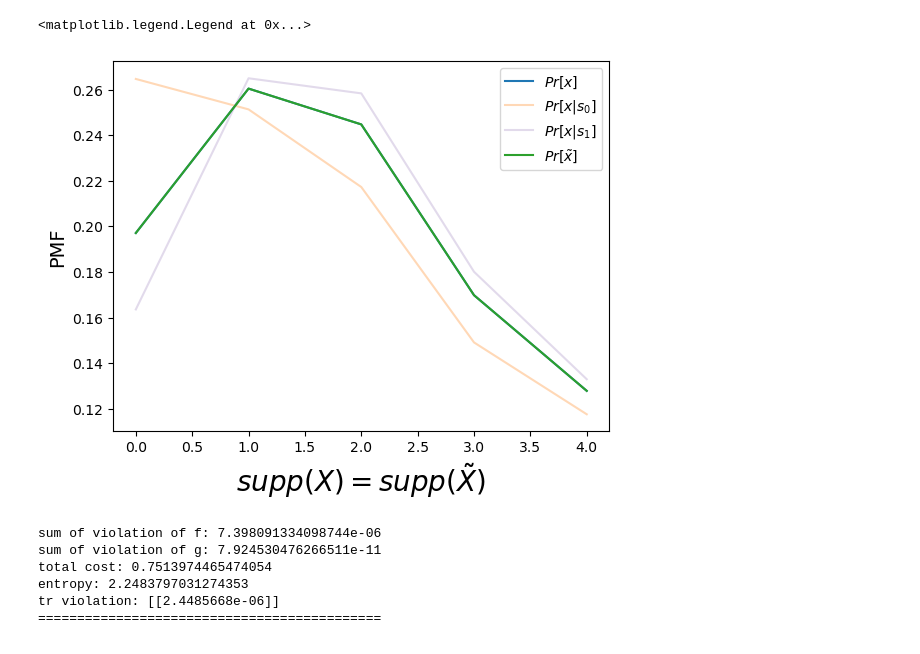
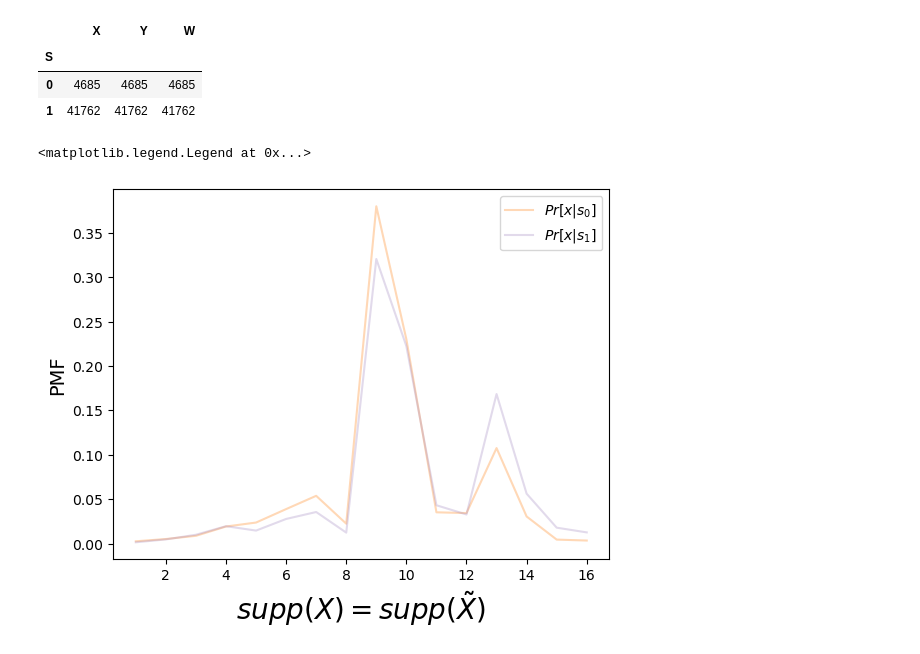
Before and after one commit to Quan-Zhou/OT_Debiasing, a Jupyter notebook: Dykstra_fromadult.ipynb, the cells around one changed output. Cells and saved outputs as stored; diff of their text form; code cells hidden in the pictures.

```diff
--- a/Dykstra_fromadult.ipynb
+++ b/Dykstra_fromadult.ipynb
@@ -282,6 +304,14 @@ pd.read_csv('C:/Users/zhouq/Documents/optimal_transport/adult_csv.csv')
 # %%
-messydata=pd.read_csv('C:/Users/zhouq/Documents/optimal_transport/adult_csv.csv',usecols=['sex','age','class'])
-messydata['sex']=messydata['sex'].astype('category')
+messydata=pd.read_csv('C:/Users/zhouq/Documents/optimal_transport/adult_csv.csv',usecols=['race','education-num','class'])
+messydata=messydata[(messydata['race']=='White')|(messydata['race']=='Black')]
+messydata['race']=messydata['race'].astype('category')
 messydata['class']=messydata['class'].astype('category')
 cat_columns = messydata.select_dtypes(['category']).columns
 messydata[cat_columns]=messydata[cat_columns].apply(lambda x: x.cat.codes)
+df=messydata.rename(columns={'education-num':'X','race':'S','class':'Y'})
+df['W']=1
+x_range=np.arange(min(df['X']),max(df['X'])+1,1)
+bin=len(x_range)
+dist=rdata_analysis(df,x_range)
+dist['t_x']=dist['x']
+dist['v']=[v_value(dist['x_0'][i],dist['x_1'][i],dist['x'][i]) for i in range(bin)]
@@ -299,13 +323,20 @@ dist['v']=[v_value(dist['x_0'][i],dist['x_1'][i],dist['x'][i]) for i in range(bi
+# %%
+df.groupby(['S']).count()
+# %% [output]
+|  | X | Y | W |
+| S |  |  |  |
+| 0 | 4685 | 4685 | 4685 |
+| 1 | 41762 | 41762 | 41762 |
 # %%
-plt.plot(x_range,dist['x'],label=r'$Pr[x]$',color='tab:blue')
+#plt.plot(x_range,dist['x'],label=r'$Pr[x]$',color='tab:blue')
 plt.plot(x_range,dist['x_0'],label=r'$Pr[x|s_0]$',alpha=0.3,color='tab:orange')
 plt.plot(x_range,dist['x_1'],label=r'$Pr[x|s_1]$',alpha=0.3,color='#9f86c0')
-plt.plot(x_range,dist['t_x'],label=r'$Pr[\tilde{x}]$',color='tab:green')
+#plt.plot(x_range,dist['t_x'],label=r'$Pr[\tilde{x}]$',color='tab:green')
 plt.ylabel('PMF',fontsize=14)
 plt.xlabel(r'$supp(X)=supp(\tilde{X})$',fontsize=20)
 plt.legend()
 #plt.savefig('C:/Users/zhouq/Downloads/SourceTarget_adult.pdf',bbox_inches = 'tight')
 # %% [output]
 <matplotlib.legend.Legend at 0x...>
-[figure, old version]
+[figure, new version]
 # %%
@@ -331,10 +353,0 @@ def projection(df,coupling_matrix):
-# %%
-#rdata_base=projection(df,baseline(C,e,px,ptx,V,200)[400])
-rdata_total=projection(df,total_repair(C,e,px,ptx,V,200)[600])
-# %% [output]
-sum of violation of f: 7.398091334098744e-06
-sum of violation of g: 7.924530476266511e-11
-total cost: 0.7513974465474054
-entropy: 2.2483797031274353
-tr violation: [[2.4485668e-06]]
-============================================
```
Also changed, not shown: parts of 24 cells of this notebook.
